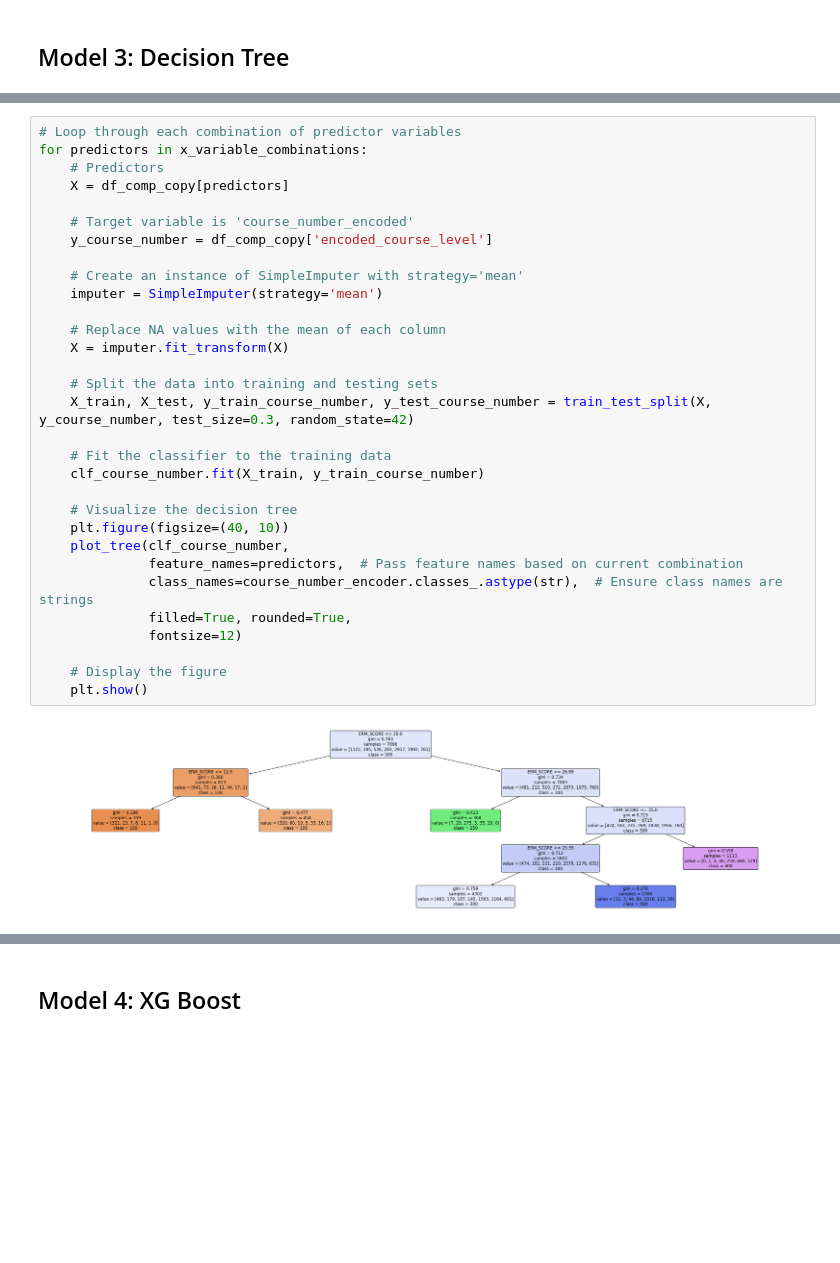
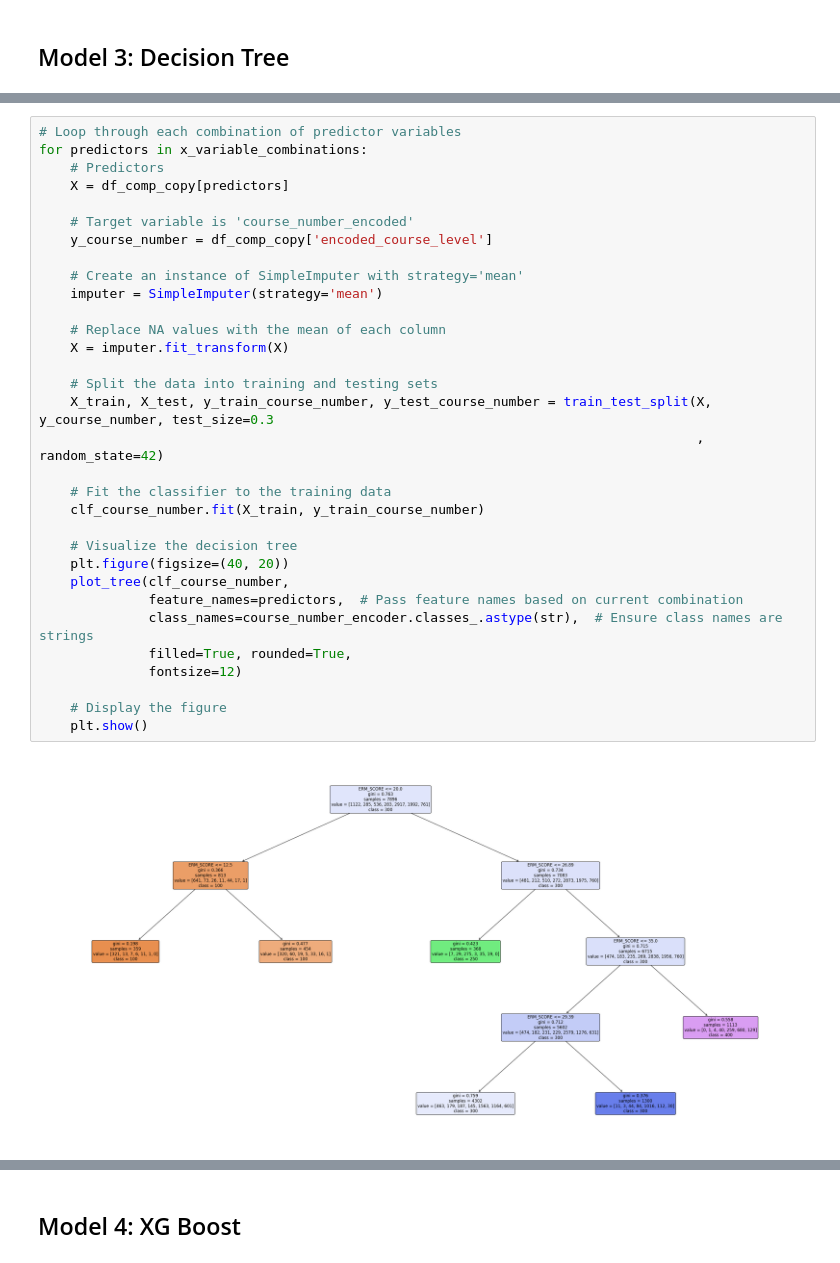
Before and after one commit to britrthompson/MSBA_Capstone, a Jupyter notebook: math_placement.ipynb, the cells around one changed output, grey strips where cells are left out. Drawn from its saved outputs; the diff is of its cells as text; blank space fills up the shorter version.

```diff
--- a/math_placement.ipynb
+++ b/math_placement.ipynb
@@ -671,33 +688,34 @@ F1 Score for predictors ['hs_gpa', 'act_math']: 0.35
 # %%
 # Loop through each combination of predictor variables
 for predictors in x_variable_combinations:
     # Predictors
     X = df_comp_copy[predictors]
 
     # Target variable is 'course_number_encoded'
     y_course_number = df_comp_copy['encoded_course_level']
 
     # Create an instance of SimpleImputer with strategy='mean'
     imputer = SimpleImputer(strategy='mean')
 
     # Replace NA values with the mean of each column
     X = imputer.fit_transform(X)
 
     # Split the data into training and testing sets
-    X_train, X_test, y_train_course_number, y_test_course_number = train_test_split(X, y_course_number, test_size=0.3, random_state=42)
+    X_train, X_test, y_train_course_number, y_test_course_number = train_test_split(X, y_course_number, test_size=0.3
+                                                                                    , random_state=42)
 
     # Fit the classifier to the training data
     clf_course_number.fit(X_train, y_train_course_number)
 
     # Visualize the decision tree
-    plt.figure(figsize=(40, 10))
+    plt.figure(figsize=(40, 20))
     plot_tree(clf_course_number,
               feature_names=predictors,  # Pass feature names based on current combination
               class_names=course_number_encoder.classes_.astype(str),  # Ensure class names are strings
               filled=True, rounded=True,
               fontsize=12)
 
     # Display the figure
     plt.show()
 # %% [output]
-[figure, old version]
+[figure, new version]
```
Also changed, not shown: parts of 3 cells of this notebook, 1 other file.
